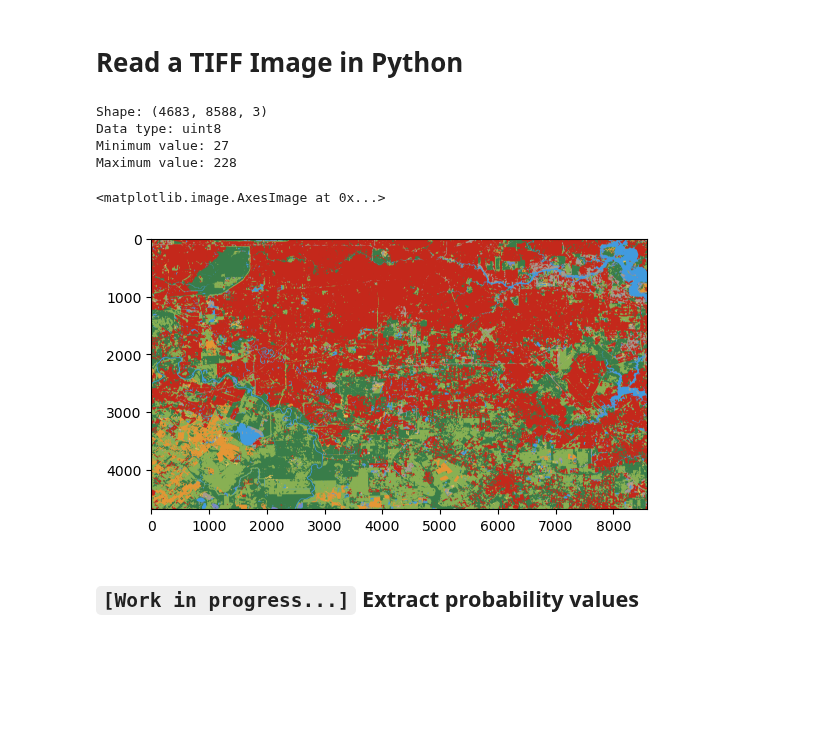
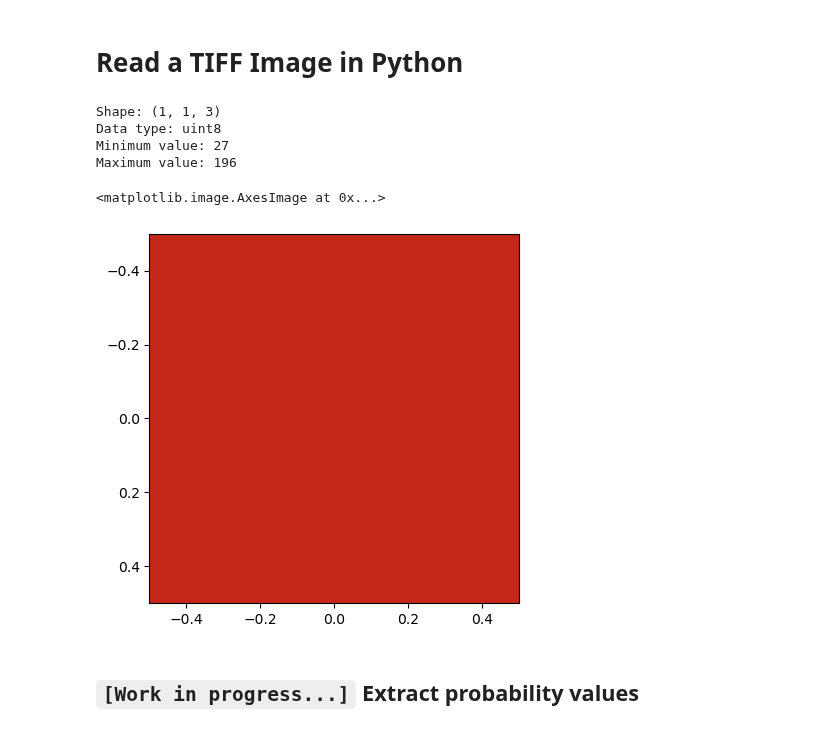
Before and after one commit to victor-radermecker/AdvancedLandCoverAnalytics-Pipeline, a Jupyter notebook: Google_Earth_Engine/dynamic-world-package-victor.ipynb, the cells around one changed output. Drawn from its saved outputs; the diff is of its cells as text; code cells hidden in the pictures; blank space fills up the shorter version.

Commit message:
Updating Image generation

```diff
--- a/Google_Earth_Engine/dynamic-world-package-victor.ipynb
+++ b/Google_Earth_Engine/dynamic-world-package-victor.ipynb
@@ -166,25 +169,25 @@ fishnet_creator.plot_fishnet()
 # %%
 import imageio
 import numpy as np
 
 # Load the image
-image = imageio.imread('../Images/land_labels_test_export.tif')
+image = imageio.imread('../Images/land_labels_test_export2.tif')
 
 # Print some information about the image
 print('Shape:', image.shape)
 print('Data type:', image.dtype)
 print('Minimum value:', image.min())
 print('Maximum value:', image.max())
 
 #plot the image
 plt.imshow(image)
 # %% [output]
-Shape: (4683, 8588, 3)
+Shape: (1, 1, 3)
 Data type: uint8
 Minimum value: 27
-Maximum value: 228
+Maximum value: 196
 <matplotlib.image.AxesImage at 0x...>
-[figure, old version]
+[figure, new version]
 # %% [markdown]
 ## `[Work in progress...]` Extract probability values
 # %%
```
Also changed, not shown: parts of 2 cells of this notebook.
